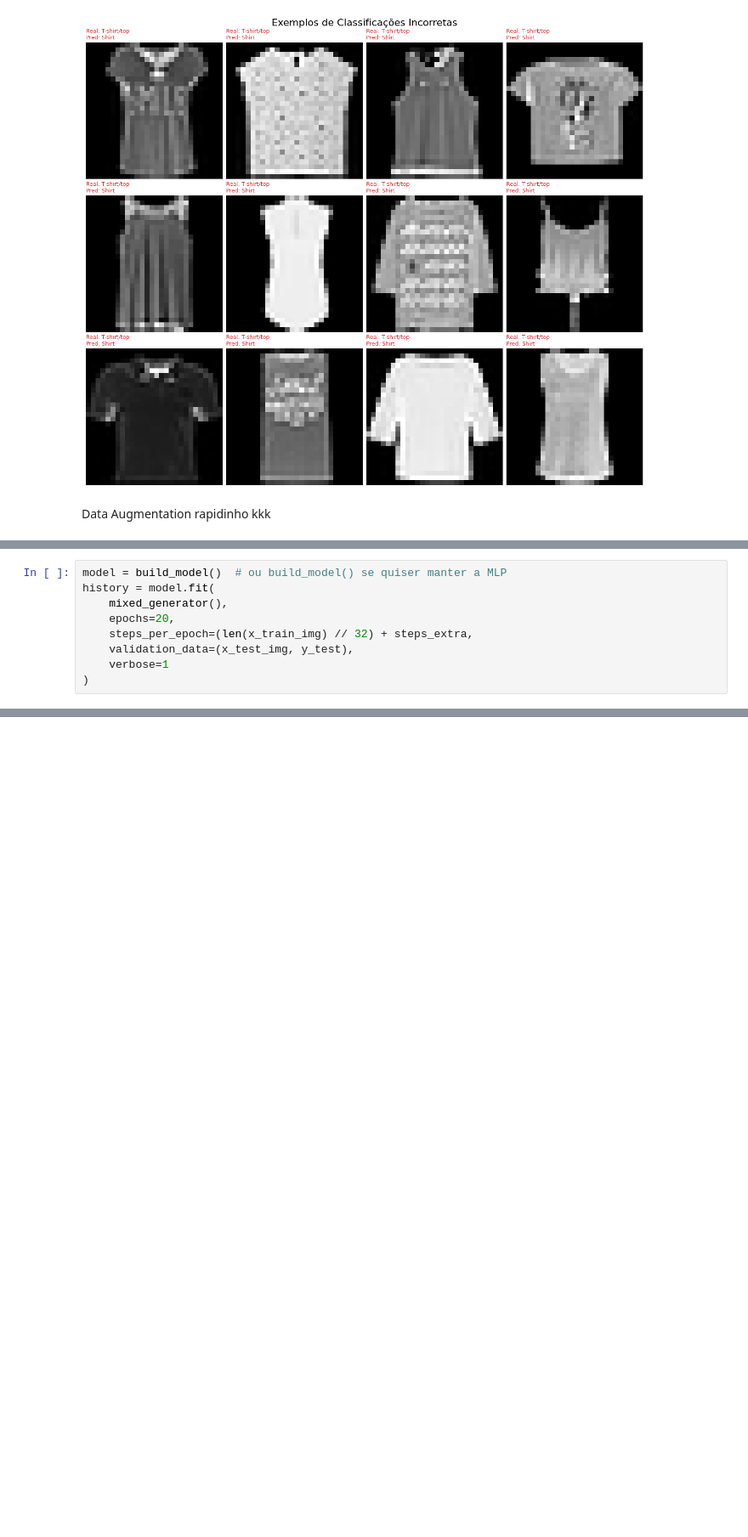
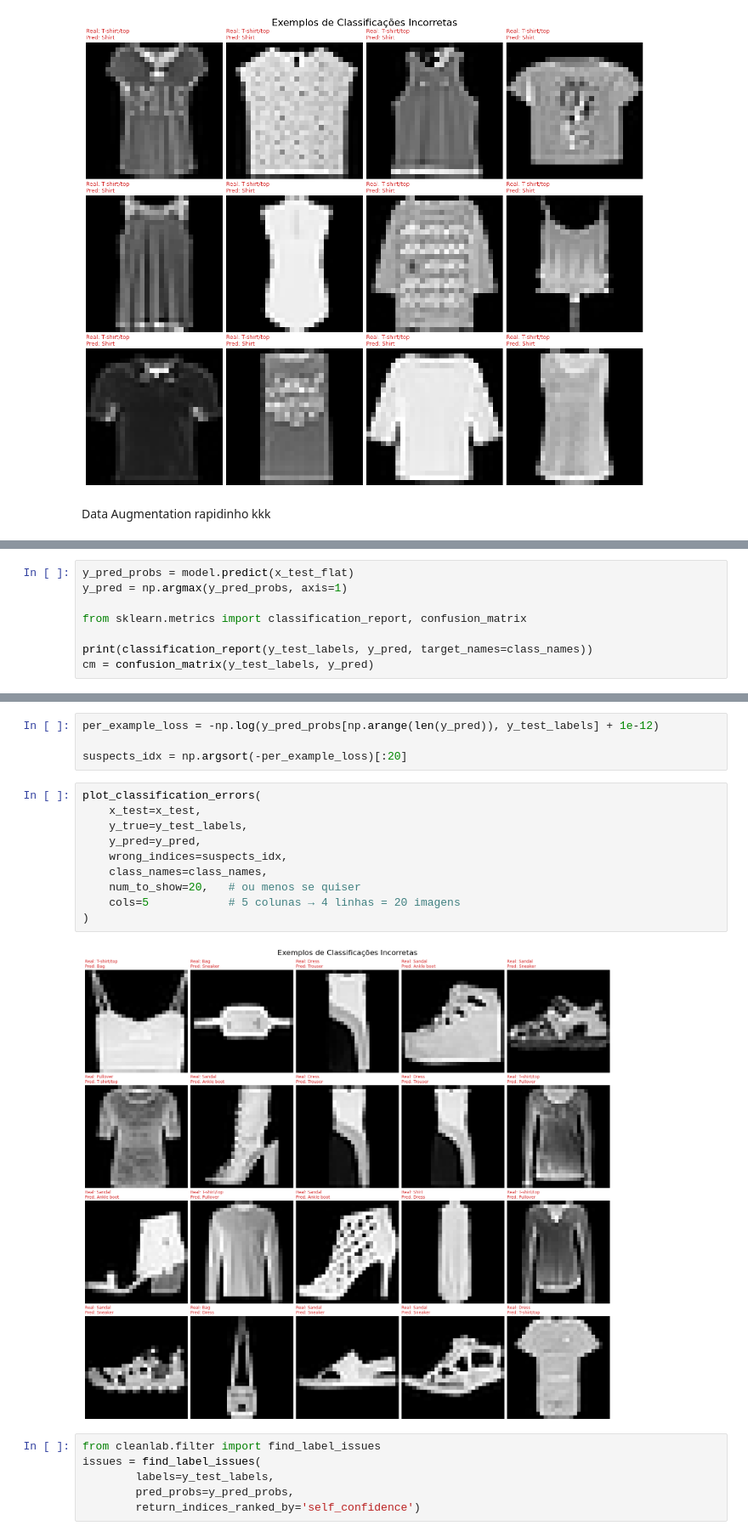
Before and after one commit to davidoneilai/mlp, a Jupyter notebook: apresentação3/apresentação.ipynb, the cells around one changed output, grey strips where cells are left out. Shown at 85% size. Saved outputs shown, nothing was run; the diff lists cells and outputs as text; blank space fills up the shorter version.

```diff
--- a/apresentação3/apresentação.ipynb
+++ b/apresentação3/apresentação.ipynb
@@ -395,9 +422,0 @@ AttributeError: 'NumpyArrayIterator' object has no attribute 'next'
-# %%
-model = build_model()  # ou build_model() se quiser manter a MLP
-history = model.fit(
-    mixed_generator(),
-    epochs=20,
-    steps_per_epoch=(len(x_train_img) // 32) + steps_extra,
-    validation_data=(x_test_img, y_test),
-    verbose=1
-)
@@ -405,0 +423,8 @@ AttributeError: 'MLP' object has no attribute 'fit'
+# %%
+y_pred_probs = model.predict(x_test_flat)
+y_pred = np.argmax(y_pred_probs, axis=1)
+
+from sklearn.metrics import classification_report, confusion_matrix
+
+print(classification_report(y_test_labels, y_pred, target_names=class_names))
+cm = confusion_matrix(y_test_labels, y_pred)
@@ -405,0 +461,22 @@ AttributeError: 'MLP' object has no attribute 'fit'
+# %%
+per_example_loss = -np.log(y_pred_probs[np.arange(len(y_pred)), y_test_labels] + 1e-12)
+
+suspects_idx = np.argsort(-per_example_loss)[:20]
+# %%
+plot_classification_errors(
+    x_test=x_test,
+    y_true=y_test_labels,
+    y_pred=y_pred,
+    wrong_indices=suspects_idx,
+    class_names=class_names,
+    num_to_show=20,   # ou menos se quiser
+    cols=5            # 5 colunas → 4 linhas = 20 imagens
+)
+# %% [output]
+[figure, added]
+# %%
+from cleanlab.filter import find_label_issues
+issues = find_label_issues(
+        labels=y_test_labels,
+        pred_probs=y_pred_probs,
+        return_indices_ranked_by='self_confidence')
```
Also changed, not shown: parts of 17 cells of this notebook.
